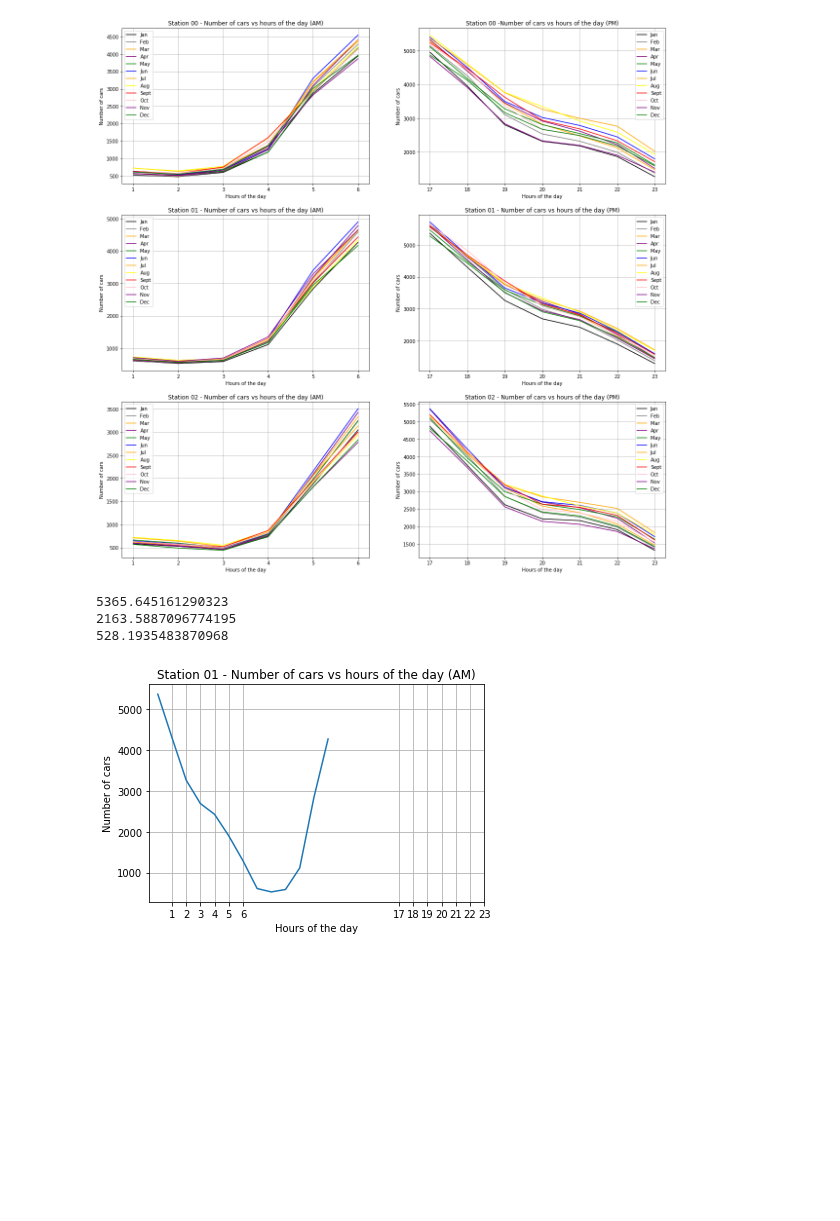
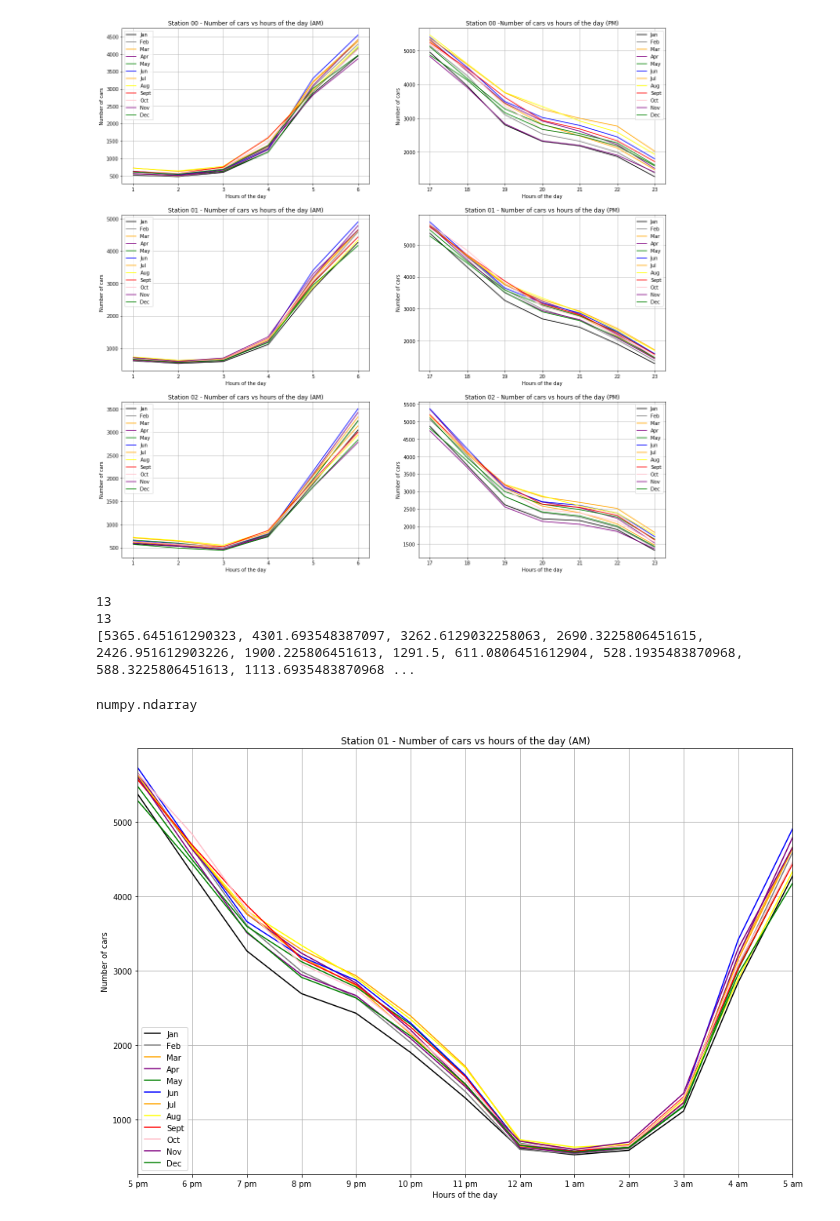
Before and after one commit to BigDataForSanDiego/2019-Team-201, a Jupyter notebook: Traffic/exploration-of-2015-traffic-dataset.ipynb, the cells around one changed output. Saved outputs shown, nothing was run; the diff lists cells and outputs as text; code cells hidden in the pictures; blank space fills up the shorter version.

Commit message:
Updated last graph for station 01 so that it displays x axis from 5pm to 5am

```diff
--- a/Traffic/exploration-of-2015-traffic-dataset.ipynb
+++ b/Traffic/exploration-of-2015-traffic-dataset.ipynb
@@ -852,43 +852,69 @@ frame05 = [sd_nt_mean_05_st01_pm,sd_nt_mean_05_st01_am]
 frame06 = [sd_nt_mean_06_st01_pm,sd_nt_mean_06_st01_am]
 frame07 = [sd_nt_mean_07_st01_pm,sd_nt_mean_07_st01_am]
 frame08 = [sd_nt_mean_08_st01_pm,sd_nt_mean_08_st01_am]
 frame09 = [sd_nt_mean_09_st01_pm,sd_nt_mean_09_st01_am]
 frame10 = [sd_nt_mean_10_st01_pm,sd_nt_mean_10_st01_am]
 frame11 = [sd_nt_mean_11_st01_pm,sd_nt_mean_11_st01_am]
 frame12 = [sd_nt_mean_12_st01_pm,sd_nt_mean_12_st01_am]
 sd_nt_mean_01_st01 = pd.concat(frame01)
 sd_nt_mean_02_st01 = pd.concat(frame02)
 sd_nt_mean_03_st01 = pd.concat(frame03)
 sd_nt_mean_04_st01 = pd.concat(frame04)
 sd_nt_mean_05_st01 = pd.concat(frame05)
 sd_nt_mean_06_st01 = pd.concat(frame06)
 sd_nt_mean_07_st01 = pd.concat(frame07)
 sd_nt_mean_08_st01 = pd.concat(frame08)
 sd_nt_mean_09_st01 = pd.concat(frame09)
 sd_nt_mean_10_st01 = pd.concat(frame10)
 sd_nt_mean_11_st01 = pd.concat(frame11)
 sd_nt_mean_12_st01 = pd.concat(frame12)
 
 x_both = x_pm + x_am
-points = range(0,len(x_both))
-plt.figure(4)
+x_times = ["5 pm","6 pm","7 pm","8 pm","9 pm","10 pm","11 pm","12 am","1 am",\
+          "2 am","3 am","4 am","5 am"]
+
+print(len(sd_nt_mean_01_st01))
+print(len(x_times))
+print(list(sd_nt_mean_01_st01))
+points = np.array([1,2,3,4,5,6,7,8,9,10,11,12,13])
+plt.figure(4,figsize=(15, 10))
 plt.title("Station 01 - Number of cars vs hours of the day (AM)")
 plt.xlabel("Hours of the day")
 plt.ylabel("Number of cars")
-plt.plot(points,sd_nt_mean_01_st01)
-plt.xticks(x_both)
+plt.xticks(points,x_times)
+plt.plot(points,sd_nt_mean_01_st01,color='black',label='Jan')
+plt.plot(points,sd_nt_mean_02_st01,color='grey',label='Feb')
+plt.plot(points,sd_nt_mean_03_st01,color='orange',label='Mar')
+plt.plot(points,sd_nt_mean_04_st01,color='purple',label='Apr')
+plt.plot(points,sd_nt_mean_05_st01,color='green',label='May')
+plt.plot(points,sd_nt_mean_06_st01,color='blue',label='Jun')
+plt.plot(points,sd_nt_mean_07_st01,color='orange',label='Jul')
+plt.plot(points,sd_nt_mean_08_st01,color='yellow',label='Aug')
+plt.plot(points,sd_nt_mean_09_st01,color='red',label='Sept')
+plt.plot(points,sd_nt_mean_10_st01,color='pink',label='Oct')
+plt.plot(points,sd_nt_mean_11_st01,color='purple',label='Nov')
+plt.plot(points,sd_nt_mean_12_st01,color='green',label='Dec')
 plt.legend()
 plt.grid()
-sd_nt_mean_01_st01
+plt.xlim([1,13])
+type(np.array(sd_nt_mean_01_st01))
 
 
-sd_traffic_mean_st01 = np.mean(sd_traffic_nt_01_st01_copy)
+#sd_traffic_mean_st01 = np.mean(sd_traffic_nt_01_st01_copy)
 #sd_traffic_mean_st01.to_csv("sd_traffic_mean_st01.csv")
-print(np.max(sd_traffic_mean_st01[6:20]))
-print(np.median(sd_traffic_mean_st01[6:20]))
-print(np.min(sd_traffic_mean_st01[6:20]))
+#print(np.max(sd_traffic_mean_st01[6:20]))
+#print(np.median(sd_traffic_mean_st01[6:20]))
+#print(np.min(sd_traffic_mean_st01[6:20]))
+
+# x1 = np.array([0,1,2,3])
+# y1 = np.array([20,21,22,23])
+# my_xticks1 = ['John','Arnold','Mavis','Matt']
+# plt.xticks(x1, my_xticks1)
+# plt.plot(x1, y1)
+# plt.show()
 # %% [output]
-5365.645161290323
-2163.5887096774195
-528.1935483870968
+13
+13
+[5365.645161290323, 4301.693548387097, 3262.6129032258063, 2690.3225806451615, 2426.951612903226, 1900.225806451613, 1291.5, 611.0806451612904, 528.1935483870968, 588.3225806451613, 1113.6935483870968 ...
+numpy.ndarray
-[figure, old version]
+[figure, new version]
```
